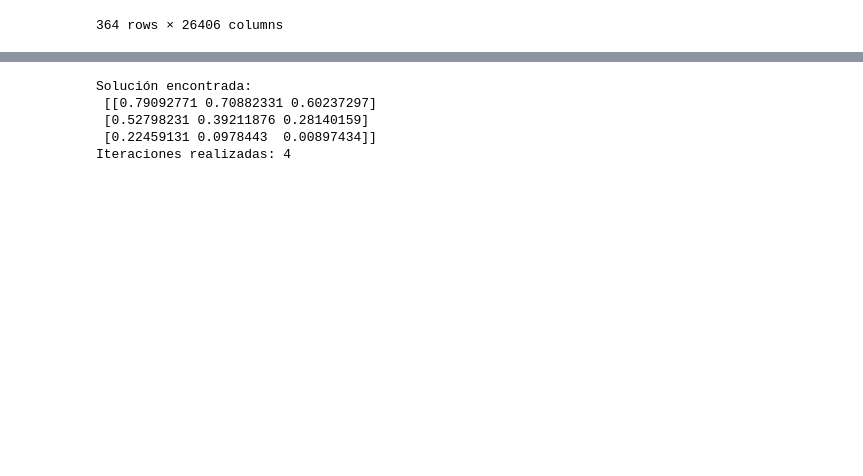
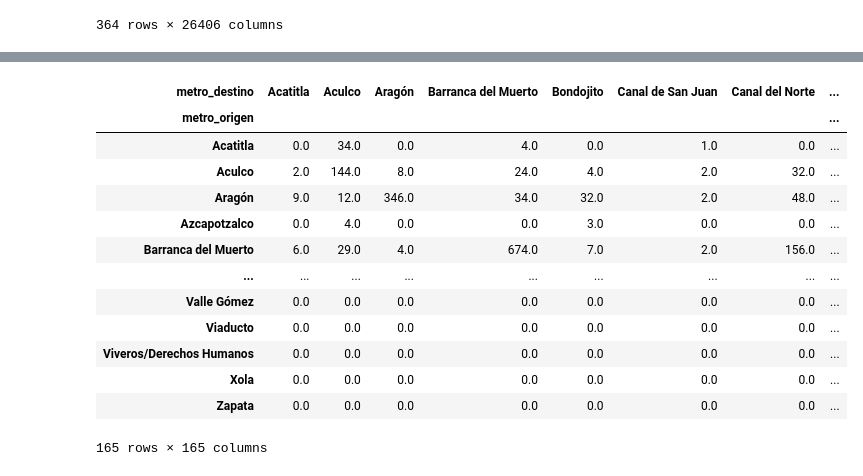
Before and after one commit to JuanPabloWakkaWatson/Estimacion-Matriz-OD-Metro, a Jupyter notebook: Proyecto_AA.ipynb, the cells around one changed output, grey strips where cells are left out. Saved outputs shown, nothing was run; the diff lists cells and outputs as text; code cells hidden in the pictures; blank space fills up the shorter version.

```diff
--- a/Proyecto_AA.ipynb
+++ b/Proyecto_AA.ipynb
@@ -394,60 +281,0 @@ Jacobiano de la función objetivo:
-# %%
-def grad_conjugado(g, G, Pa, G_prime, k, tol, max_iter=1000):
-    """
-    Implementa el método del gradiente conjugado para minimizar una función objetivo
-    basada en matrices y una operación de diferenciación particular.
-
-    Args:
-    g (numpy.ndarray): Matriz inicial nxn, punto de partida para la optimización.
-    G (numpy.ndarray): Matriz dada nxn, representa una constante en la función objetivo.
-    Pa (numpy.ndarray): Matriz q x n^2, utilizada para calcular los productos implicados en la función objetivo.
-    G_prime (numpy.ndarray): Matriz G deformada, utilizada en el cálculo de va_prime.
-    k (float): Coeficiente de regularización que equilibra los términos de la función objetivo.
-    tol (float): Tolerancia para el criterio de convergencia, determina cuándo se considera que el método ha convergido.
-    max_iter (int): Número máximo de iteraciones para evitar ciclos infinitos en casos de no convergencia.
-
-    Returns:
-    tuple:
-        numpy.ndarray: La solución aproximada, que minimiza la función objetivo.
-        int: Número de iteraciones realizadas antes de la convergencia.
-    """
-
-    # Calcular va y va_prime utilizando la función compute_va
-    va, va_prime = compute_va(g, G_prime, Pa, n, q)
-
-    # Calcular el gradiente inicial basado en g y otros parámetros
-    r = compute_gradient(g, G, va, va_prime, Pa, k)
-    p = -r  # Dirección inicial de búsqueda
-    rTr = np.sum(r * r)  # Producto punto del gradiente inicial consigo mismo
-    x = g  # Inicialización de la solución
-
-    # Bucle de iteración principal del método del gradiente conjugado
-    for j in range(max_iter):
-        # Calcular Ap, donde p es la dirección actual de búsqueda
-        Ap = compute_gradient(p, np.zeros_like(G), Pa @ p.flatten(), np.zeros_like(va_prime), Pa, k).reshape(p.shape)
-        alpha = rTr / np.sum(p * Ap)  # Tamaño de paso óptimo
-
-        x = x + alpha * p  # Actualización de la solución
-        r_new = r + alpha * Ap  # Actualización del gradiente
-
-        if np.linalg.norm(r_new) < tol:  # Criterio de convergencia
-            break
-
-        # Actualización de la dirección de búsqueda p
-        beta = np.sum(r_new * r_new) / rTr
-        p = -r_new + beta * p
-        r, rTr = r_new, np.sum(r_new * r_new)  # Actualizar r y rTr para la próxima iteración
-
-    return x, j + 1  # Retorna la solución y el número de iteraciones realizadas
-
-
-# Solución con datos dummy
-solution, iterations = grad_conjugado(g, G, Pa, G_prime, k, 1e-14)
-print("Solución encontrada:\n", solution)
-print("Iteraciones realizadas:", iterations)
-# %% [output]
-Solución encontrada:
- [[0.79092771 0.70882331 0.60237297]
- [0.52798231 0.39211876 0.28140159]
- [0.22459131 0.0978443  0.00897434]]
-Iteraciones realizadas: 4
@@ -453,0 +290,18 @@ Iteraciones realizadas: 4
+# %%
+matriz_origen_destino.fillna(0, inplace=True)
+matriz_origen_destino
+# %% [output]
+| metro_destino | Acatitla | Aculco | Aragón | Barranca del Muerto | Bondojito | Canal de San Juan | Canal del Norte | ... |
+| metro_origen |  |  |  |  |  |  |  | ... |
+| Acatitla | 0.0 | 34.0 | 0.0 | 4.0 | 0.0 | 1.0 | 0.0 | ... |
+| Aculco | 2.0 | 144.0 | 8.0 | 24.0 | 4.0 | 2.0 | 32.0 | ... |
+| Aragón | 9.0 | 12.0 | 346.0 | 34.0 | 32.0 | 2.0 | 48.0 | ... |
+| Azcapotzalco | 0.0 | 4.0 | 0.0 | 0.0 | 3.0 | 0.0 | 0.0 | ... |
+| Barranca del Muerto | 6.0 | 29.0 | 4.0 | 674.0 | 7.0 | 2.0 | 156.0 | ... |
+| ... | ... | ... | ... | ... | ... | ... | ... | ... |
+| Valle Gómez | 0.0 | 0.0 | 0.0 | 0.0 | 0.0 | 0.0 | 0.0 | ... |
+| Viaducto | 0.0 | 0.0 | 0.0 | 0.0 | 0.0 | 0.0 | 0.0 | ... |
+| Viveros/Derechos Humanos | 0.0 | 0.0 | 0.0 | 0.0 | 0.0 | 0.0 | 0.0 | ... |
+| Xola | 0.0 | 0.0 | 0.0 | 0.0 | 0.0 | 0.0 | 0.0 | ... |
+| Zapata | 0.0 | 0.0 | 0.0 | 0.0 | 0.0 | 0.0 | 0.0 | ... |
+165 rows × 165 columns
```
Also changed, not shown: parts of 19 cells of this notebook.
